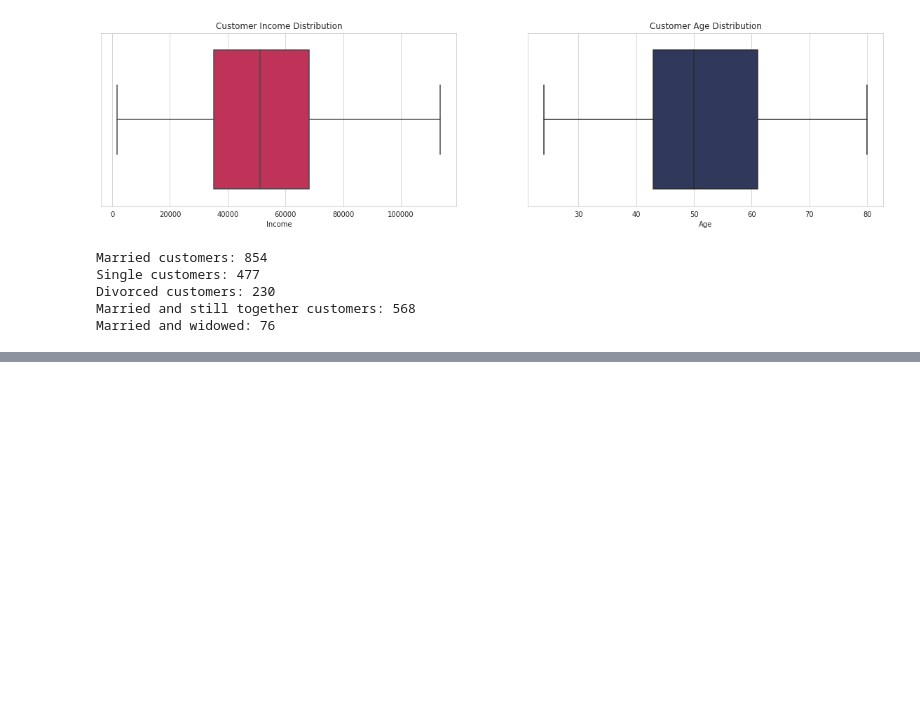
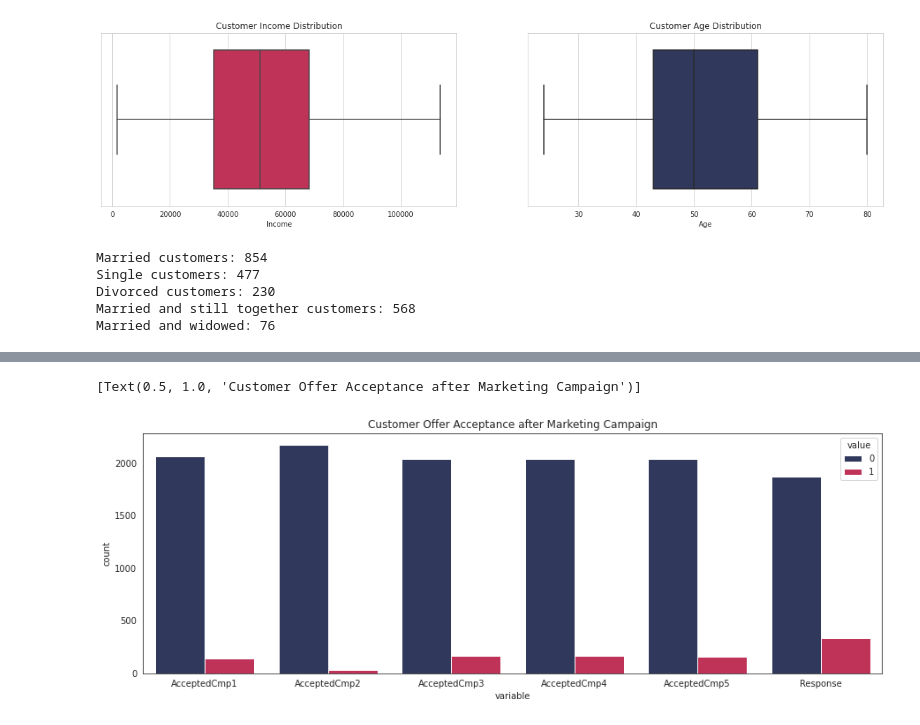
Before and after one commit to FMurunga/Marketing-Campaign-Analytics, a Jupyter notebook: Marketing_Campaign_Analysis.ipynb, the cells around one changed output, grey strips where cells are left out. Drawn from its saved outputs; the diff is of its cells as text; code cells hidden in the pictures; blank space fills up the shorter version.

```diff
--- a/Marketing_Campaign_Analysis.ipynb
+++ b/Marketing_Campaign_Analysis.ipynb
@@ -161,0 +157,10 @@ plt.show()
+# %%
+#Successful Campaigns Analysis
+campaigns = df[['AcceptedCmp1','AcceptedCmp2','AcceptedCmp3','AcceptedCmp4','AcceptedCmp5','Response']]
+colors= ("#293462","#D61C4E")
+fig, ax = plt.subplots(figsize=(15, 5))
+
+sns.countplot(x='variable', hue="value", data=pd.melt(campaigns), palette=colors, ax=ax).set(title='Customer Offer Acceptance after Marketing Campaign')
+# %% [output]
+[Text(0.5, 1.0, 'Customer Offer Acceptance after Marketing Campaign')]
+[figure, added]
```
Also changed, not shown: parts of 6 cells of this notebook.
